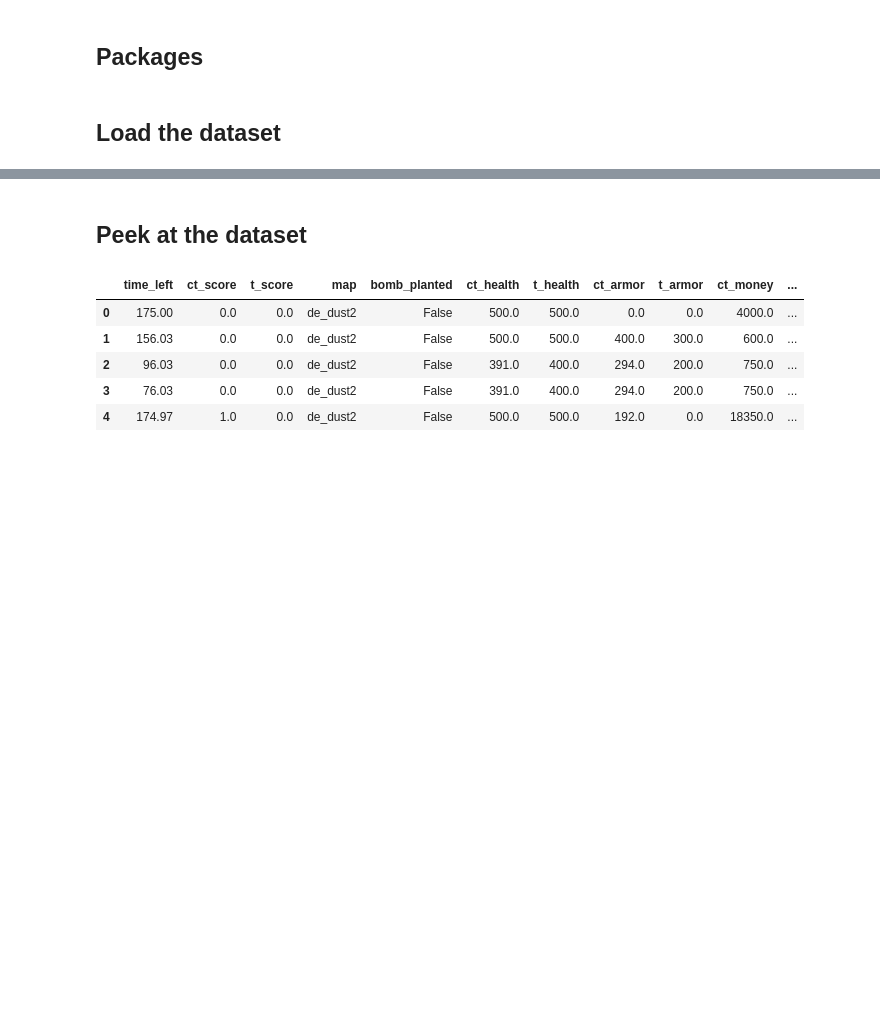
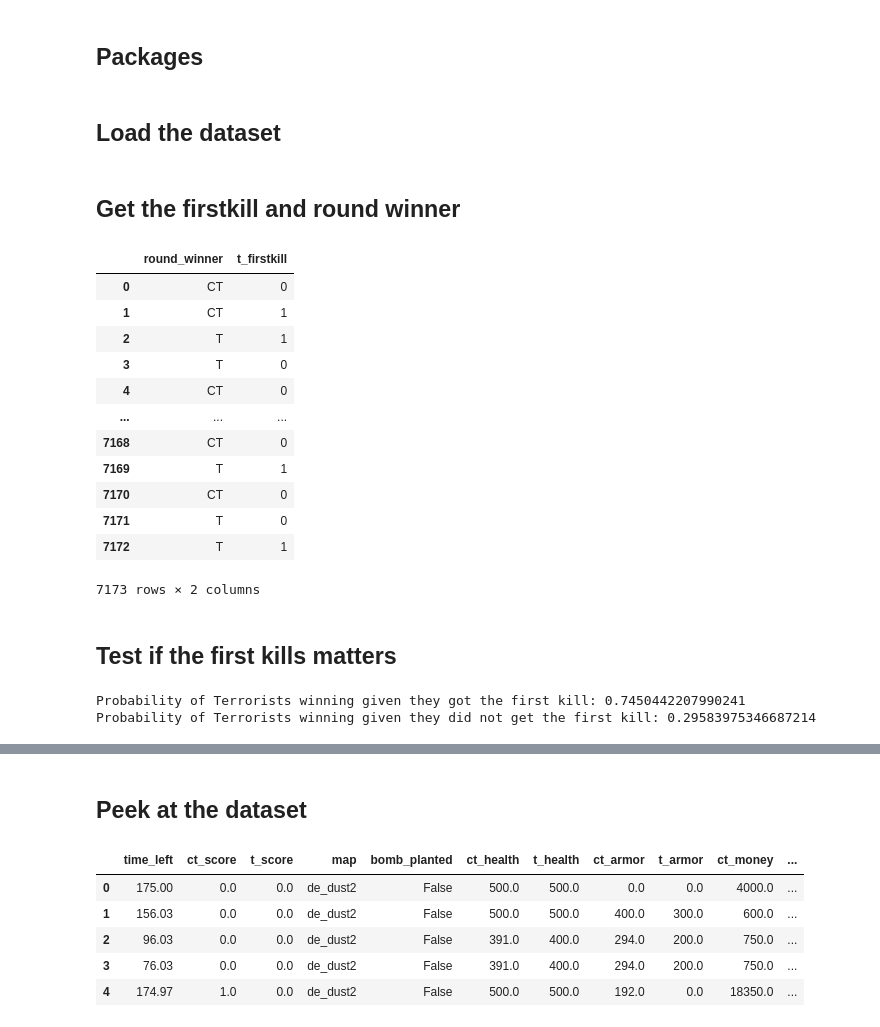
Before and after one commit to Hollen0318/Strategic-Insights-from-the-CSGO, a Jupyter notebook: project.ipynb, the cells around one changed output, grey strips where cells are left out. Saved outputs shown, nothing was run; the diff lists cells and outputs as text; code cells hidden in the pictures; blank space fills up the shorter version.

Commit message:
Finisht the first kill story

```diff
--- a/project.ipynb
+++ b/project.ipynb
@@ -14,3 +16,82 @@ pd.set_option('display.max_columns', None)  # None means unlimited
 
 # Load the dataset
 df = pd.read_csv('dataset.csv')
+# %% [markdown]
+## Get the firstkill and round winner
+# %%
+# Load the dataset
+df = pd.read_csv('dataset.csv')
+
+# Initialize variables
+previous_scores = (-1, -1)  # To hold previous row's scores
+rounds_data = []  # To hold the processed data for each round
+
+# Iterate through the DataFrame
+for index, row in df.iterrows():
+    current_scores = (row['ct_score'], row['t_score'])
+
+    # Check if it's a new round
+    if current_scores != previous_scores:
+        # Only process if t_firstkill is not None (meaning a first kill was recorded)
+        if index != 0 and t_firstkill is not None:
+            # Get the round_winner from the last row of the previous round
+            round_winner = df.iloc[index - 1]['round_winner']
+            # Append data to rounds_data
+            rounds_data.append({'round_winner': round_winner, 't_firstkill': t_firstkill})
+            # print(f"We found the index {index+1} is the T first kill is {t_firstkill==1} and round winner {round_winner}")
+
+        # Reset t_firstkill for the new round
+        t_firstkill = None
+        previous_scores = current_scores
+
+    # Check for first kill condition within the round
+    if t_firstkill is None and (row['ct_players_alive'], row['t_players_alive']) in [(4, 5), (5, 4)]:
+        # Determine t_firstkill based on players alive
+        t_firstkill = 0 if row['ct_players_alive'] == 5 else 1
+
+# Create new DataFrame
+rounds_df = pd.DataFrame(rounds_data)
+
+# Display the new DataFrame
+rounds_df
+# %% [output]
+|  | round_winner | t_firstkill |
+| 0 | CT | 0 |
+| 1 | CT | 1 |
+| 2 | T | 1 |
+| 3 | T | 0 |
+| 4 | CT | 0 |
+| ... | ... | ... |
+| 7168 | CT | 0 |
+| 7169 | T | 1 |
+| 7170 | CT | 0 |
+| 7171 | T | 0 |
+| 7172 | T | 1 |
+7173 rows × 2 columns
+# %% [markdown]
+## Test if the first kills matters
+# %%
+# Count the number of rounds where terrorists got the first kill and won
+t_firstkill_and_win = len(rounds_df[(rounds_df['t_firstkill'] == 1) & (rounds_df['round_winner'] == 'T')])
+
+# Count the number of rounds where terrorists got the first kill
+t_firstkill_total = len(rounds_df[rounds_df['t_firstkill'] == 1])
+
+# Calculate the probability of T winning given they got the first kill
+prob_t_win_given_firstkill = t_firstkill_and_win / t_firstkill_total if t_firstkill_total > 0 else 0
+
+# Count the number of rounds where terrorists didn't get the first kill but still won
+t_not_firstkill_and_win = len(rounds_df[(rounds_df['t_firstkill'] == 0) & (rounds_df['round_winner'] == 'T')])
+
+# Count the number of rounds where terrorists didn't get the first kill
+t_not_firstkill_total = len(rounds_df[rounds_df['t_firstkill'] == 0])
+
+# Calculate the probability of T winning given they did not get the first kill
+prob_t_win_given_not_firstkill = t_not_firstkill_and_win / t_not_firstkill_total if t_not_firstkill_total > 0 else 0
+
+# Output the results
+print("Probability of Terrorists winning given they got the first kill:", prob_t_win_given_firstkill)
+print("Probability of Terrorists winning given they did not get the first kill:", prob_t_win_given_not_firstkill)
+# %% [output]
+Probability of Terrorists winning given they got the first kill: 0.7450442207990241
+Probability of Terrorists winning given they did not get the first kill: 0.29583975346687214
```
Also changed, not shown: parts of 4 cells of this notebook.
